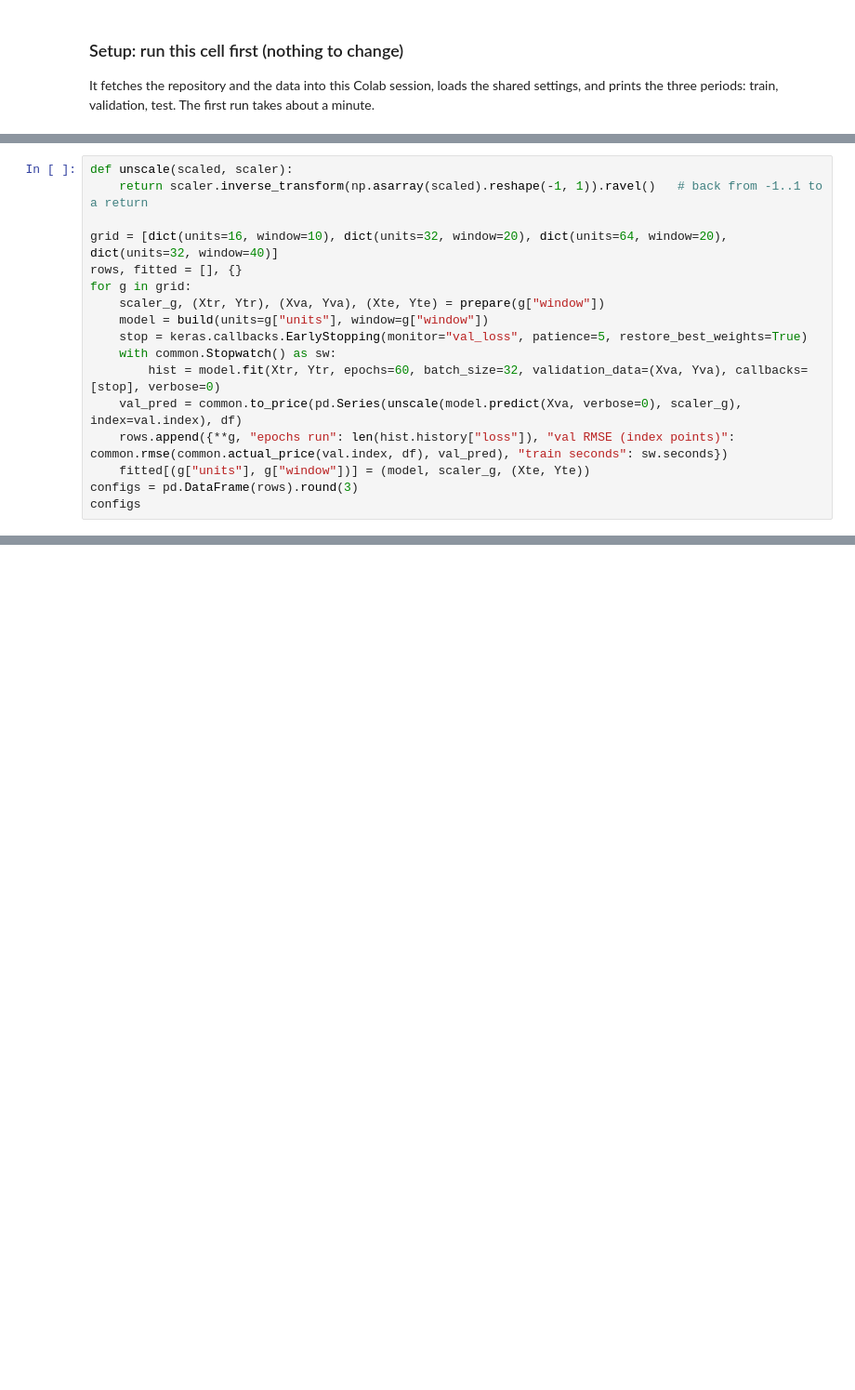
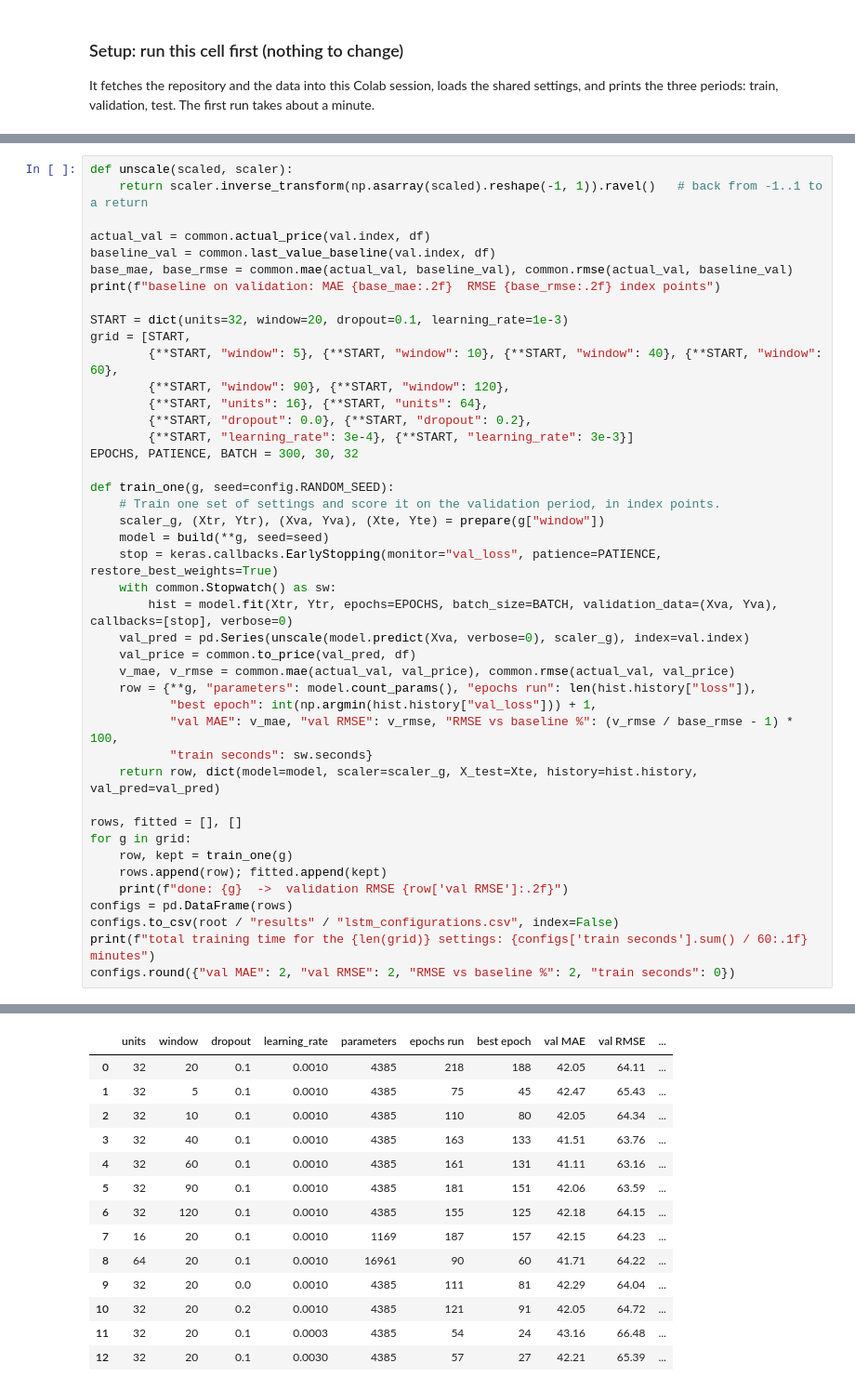
Before and after one commit to Makkaii7/sp500-forecasting, a Jupyter notebook: models/lstm.ipynb, the cells around one changed output, grey strips where cells are left out. Shown at 93% size. Drawn from its saved outputs; the diff is of its cells as text; blank space fills up the shorter version.

```diff
--- a/models/lstm.ipynb
+++ b/models/lstm.ipynb
@@ -149,16 +249,43 @@ it stopped at is recorded too. This table goes into the report (brief, section 4
 def unscale(scaled, scaler):
     return scaler.inverse_transform(np.asarray(scaled).reshape(-1, 1)).ravel()   # back from -1..1 to a return
 
-grid = [dict(units=16, window=10), dict(units=32, window=20), dict(units=64, window=20), dict(units=32, window=40)]
-rows, fitted = [], {}
+actual_val = common.actual_price(val.index, df)
+baseline_val = common.last_value_baseline(val.index, df)
+base_mae, base_rmse = common.mae(actual_val, baseline_val), common.rmse(actual_val, baseline_val)
+print(f"baseline on validation: MAE {base_mae:.2f}  RMSE {base_rmse:.2f} index points")
+
+START = dict(units=32, window=20, dropout=0.1, learning_rate=1e-3)
+grid = [START,
+        {**START, "window": 5}, {**START, "window": 10}, {**START, "window": 40}, {**START, "window": 60},
+        {**START, "window": 90}, {**START, "window": 120},
+        {**START, "units": 16}, {**START, "units": 64},
+        {**START, "dropout": 0.0}, {**START, "dropout": 0.2},
+        {**START, "learning_rate": 3e-4}, {**START, "learning_rate": 3e-3}]
+EPOCHS, PATIENCE, BATCH = 300, 30, 32
+
+def train_one(g, seed=config.RANDOM_SEED):
+    # Train one set of settings and score it on the validation period, in index points.
+    scaler_g, (Xtr, Ytr), (Xva, Yva), (Xte, Yte) = prepare(g["window"])
+    model = build(**g, seed=seed)
+    stop = keras.callbacks.EarlyStopping(monitor="val_loss", patience=PATIENCE, restore_best_weights=True)
+    with common.Stopwatch() as sw:
+        hist = model.fit(Xtr, Ytr, epochs=EPOCHS, batch_size=BATCH, validation_data=(Xva, Yva), callbacks=[stop], verbose=0)
+    val_pred = pd.Series(unscale(model.predict(Xva, verbose=0), scaler_g), index=val.index)
+    val_price = common.to_price(val_pred, df)
+    v_mae, v_rmse = common.mae(actual_val, val_price), common.rmse(actual_val, val_price)
+    row = {**g, "parameters": model.count_params(), "epochs run": len(hist.history["loss"]),
+           "best epoch": int(np.argmin(hist.history["val_loss"])) + 1,
+           "val MAE": v_mae, "val RMSE": v_rmse, "RMSE vs baseline %": (v_rmse / base_rmse - 1) * 100,
+           "train seconds": sw.seconds}
+    return row, dict(model=model, scaler=scaler_g, X_test=Xte, history=hist.history, val_pred=val_pred)
+
+rows, fitted = [], []
 for g in grid:
-    scaler_g, (Xtr, Ytr), (Xva, Yva), (Xte, Yte) = prepare(g["window"])
-    model = build(units=g["units"], window=g["window"])
-    stop = keras.callbacks.EarlyStopping(monitor="val_loss", patience=5, restore_best_weights=True)
-    with common.Stopwatch() as sw:
-        hist = model.fit(Xtr, Ytr, epochs=60, batch_size=32, validation_data=(Xva, Yva), callbacks=[stop], verbose=0)
-    val_pred = common.to_price(pd.Series(unscale(model.predict(Xva, verbose=0), scaler_g), index=val.index), df)
-    rows.append({**g, "epochs run": len(hist.history["loss"]), "val RMSE (index points)": common.rmse(common.actual_price(val.index, df), val_pred), "train seconds": sw.seconds})
-    fitted[(g["units"], g["window"])] = (model, scaler_g, (Xte, Yte))
-configs = pd.DataFrame(rows).round(3)
-configs
+    row, kept = train_one(g)
+    rows.append(row); fitted.append(kept)
+    print(f"done: {g}  ->  validation RMSE {row['val RMSE']:.2f}")
+configs = pd.DataFrame(rows)
+configs.to_csv(root / "results" / "lstm_configurations.csv", index=False)
+print(f"total training time for the {len(grid)} settings: {configs['train seconds'].sum() / 60:.1f} minutes")
+configs.round({"val MAE": 2, "val RMSE": 2, "RMSE vs baseline %": 2, "train seconds": 0})
+# %% [output]
@@ -164,0 +307,14 @@ configs
+|  | units | window | dropout | learning_rate | parameters | epochs run | best epoch | val MAE | val RMSE | ... |
+| 0 | 32 | 20 | 0.1 | 0.0010 | 4385 | 218 | 188 | 42.05 | 64.11 | ... |
+| 1 | 32 | 5 | 0.1 | 0.0010 | 4385 | 75 | 45 | 42.47 | 65.43 | ... |
+| 2 | 32 | 10 | 0.1 | 0.0010 | 4385 | 110 | 80 | 42.05 | 64.34 | ... |
+| 3 | 32 | 40 | 0.1 | 0.0010 | 4385 | 163 | 133 | 41.51 | 63.76 | ... |
+| 4 | 32 | 60 | 0.1 | 0.0010 | 4385 | 161 | 131 | 41.11 | 63.16 | ... |
+| 5 | 32 | 90 | 0.1 | 0.0010 | 4385 | 181 | 151 | 42.06 | 63.59 | ... |
+| 6 | 32 | 120 | 0.1 | 0.0010 | 4385 | 155 | 125 | 42.18 | 64.15 | ... |
+| 7 | 16 | 20 | 0.1 | 0.0010 | 1169 | 187 | 157 | 42.15 | 64.23 | ... |
+| 8 | 64 | 20 | 0.1 | 0.0010 | 16961 | 90 | 60 | 41.71 | 64.22 | ... |
+| 9 | 32 | 20 | 0.0 | 0.0010 | 4385 | 111 | 81 | 42.29 | 64.04 | ... |
+| 10 | 32 | 20 | 0.2 | 0.0010 | 4385 | 121 | 91 | 42.05 | 64.72 | ... |
+| 11 | 32 | 20 | 0.1 | 0.0003 | 4385 | 54 | 24 | 43.16 | 66.48 | ... |
+| 12 | 32 | 20 | 0.1 | 0.0030 | 4385 | 57 | 27 | 42.21 | 65.39 | ... |
```
Also changed, not shown: parts of 42 cells of this notebook, 3 other files.
